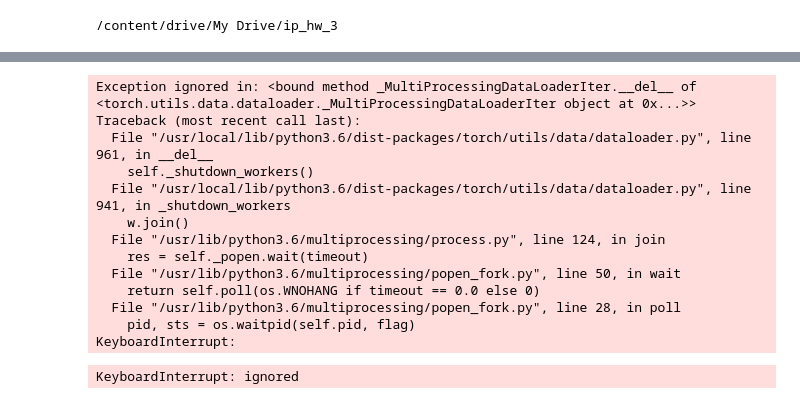
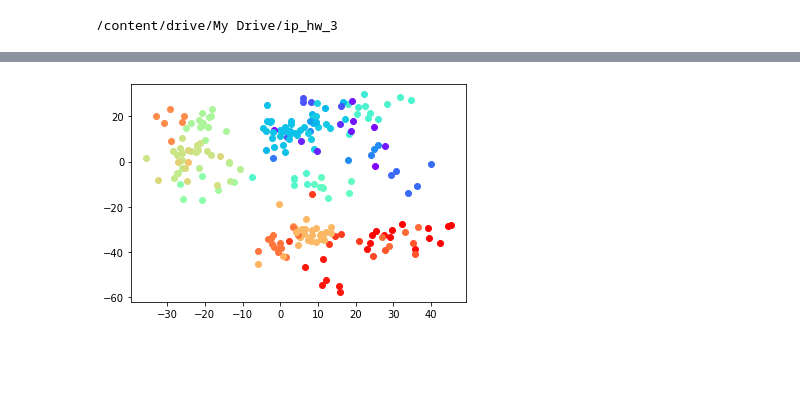
Before and after one commit to GrigoryBartosh/hse08_ip, a Jupyter notebook: hw3_neural.ipynb, the cells around one changed output, grey strips where cells are left out. Saved outputs shown, nothing was run; the diff lists cells and outputs as text; code cells hidden in the pictures; blank space fills up the shorter version.

```diff
--- a/hw3_neural.ipynb
+++ b/hw3_neural.ipynb
@@ -242,21 +280,15 @@ def train(model, criterion, optimizer, scheduler, epochs):
     best_model = copy.deepcopy(model)
     best_loss = 10 ** 10
     for _ in trange(epochs):
-        for xs_anchor, xs_positive, xs_negative in train_data_loader:
-            xs_anchor = xs_anchor.to(device)
-            xs_positive = xs_positive.to(device)
-            xs_negative = xs_negative.to(device)
+        for xs, ys in train_data_loader:
+            print("ys", ys)
+            xs = xs.to(device)
+            ys = ys.to(device)
 
             optimizer.zero_grad()
 
-            outputs_anchor = model(xs_anchor)
-            outputs_positive = model(xs_positive)
-            outputs_negative = model(xs_negative)
-            loss = criterion(
-                outputs_anchor.reshape(-1, outputs_anchor.shape[-1]),
-                outputs_positive.reshape(-1, outputs_positive.shape[-1]),
-                outputs_negative.reshape(-1, outputs_negative.shape[-1])
-            )
+            outputs = model(xs)
+            loss = criterion(outputs, ys)
 
             wandb.log({'Train loss': loss.item()})
 
@@ -267,18 +299,11 @@ def train(model, criterion, optimizer, scheduler, epochs):
         model.eval()
         with torch.no_grad():
             for xs_anchor, xs_positive, xs_negative in val_data_loader:
-                xs_anchor = xs_anchor.to(device)
-                xs_positive = xs_positive.to(device)
-                xs_negative = xs_negative.to(device)
+                xs = xs.to(device)
+                ys = ys.to(device)
 
-                outputs_anchor = model(xs_anchor)
-                outputs_positive = model(xs_positive)
-                outputs_negative = model(xs_negative)
-                loss = criterion(
-                    outputs_anchor.reshape(-1, outputs_anchor.shape[-1]),
-                    outputs_positive.reshape(-1, outputs_positive.shape[-1]),
-                    outputs_negative.reshape(-1, outputs_negative.shape[-1])
-                )
+                outputs = model(xs)
+                loss = criterion(outputs, ys)
 
                 losses += [loss.item()]
 
@@ -380,7 +405,7 @@ n = 1
 nn_model = AnsambleModel(n=n)
 nn_model.to(device)
 
-criterion = nn.TripletMarginLoss(margin=10.0, p=2)
+criterion = AnsableHardNegativeTripletLoss(margin=10.0, p=2)
 
 optimizer = optim.Adam(filter(lambda p: p.requires_grad, nn_model.parameters()),
                        LR, weight_decay=W_L2)
@@ -396,21 +446,8 @@ ValueError: ignored
 # %%
-#draw(nn_model.models[0], x_train[::100], y_train[::100])
-draw(nn_model.models[0], x_val, y_val)
+draw(nn_model.models[0], x_train[::100], y_train[::100])
+#draw(nn_model.models[0], x_val, y_val)
 # %% [output]
-Exception ignored in: <bound method _MultiProcessingDataLoaderIter.__del__ of <torch.utils.data.dataloader._MultiProcessingDataLoaderIter object at 0x...>>
-Traceback (most recent call last):
-  File "/usr/local/lib/python3.6/dist-packages/torch/utils/data/dataloader.py", line 961, in __del__
-    self._shutdown_workers()
-  File "/usr/local/lib/python3.6/dist-packages/torch/utils/data/dataloader.py", line 941, in _shutdown_workers
-    w.join()
-  File "/usr/lib/python3.6/multiprocessing/process.py", line 124, in join
-    res = self._popen.wait(timeout)
-  File "/usr/lib/python3.6/multiprocessing/popen_fork.py", line 50, in wait
-    return self.poll(os.WNOHANG if timeout == 0.0 else 0)
-  File "/usr/lib/python3.6/multiprocessing/popen_fork.py", line 28, in poll
-    pid, sts = os.waitpid(self.pid, flag)
-KeyboardInterrupt:
-KeyboardInterrupt: ignored
+[figure, added]
 # %%
 nn_model.eval()
 
```
Also changed, not shown: parts of 6 cells of this notebook.
